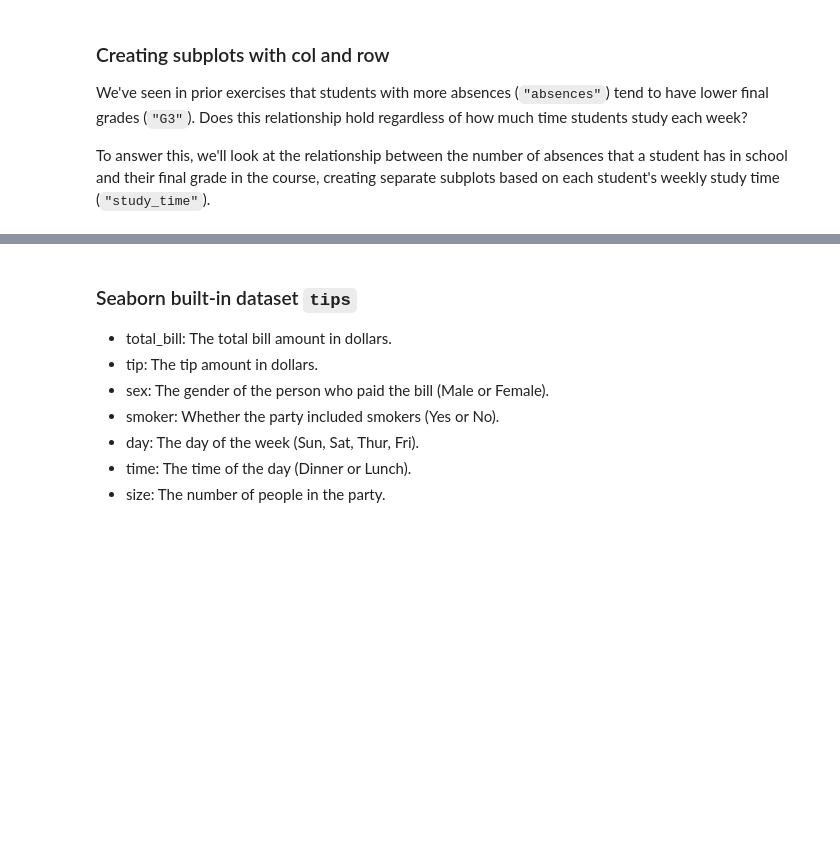
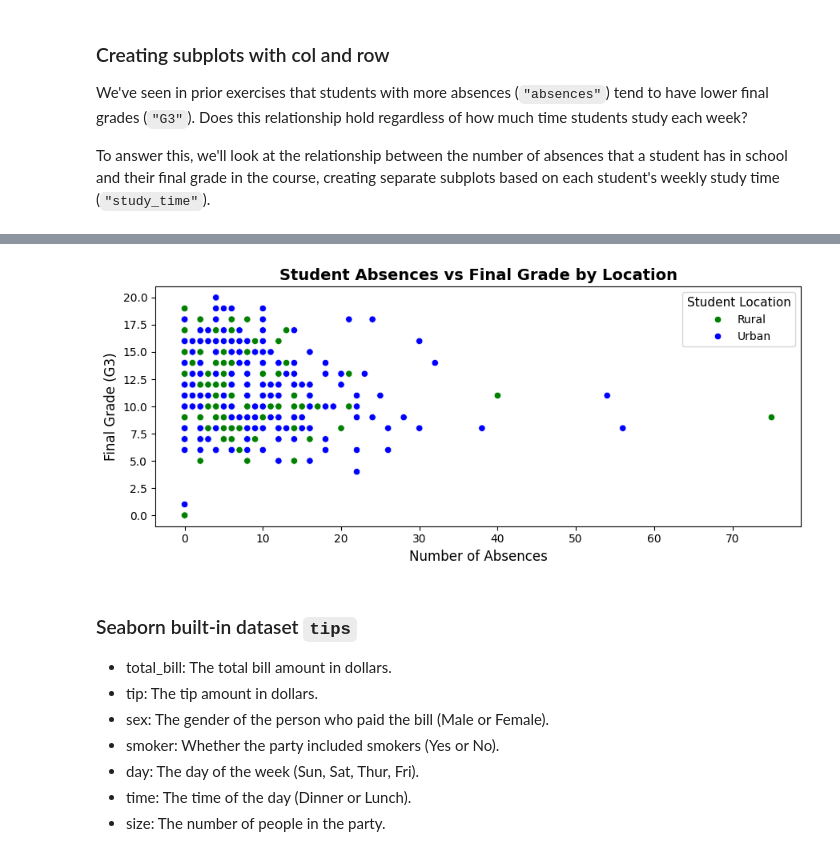
Before and after one commit to jhlopesalves/data-science-notebooks, a Jupyter notebook: Python/Intro to Seaborn/introduction_to_seaborn.ipynb, the cells around one changed output, grey strips where cells are left out. Cells and saved outputs as stored; diff of their text form; code cells hidden in the pictures; blank space fills up the shorter version.

```diff
--- a/Python/Intro to Seaborn/introduction_to_seaborn.ipynb
+++ b/Python/Intro to Seaborn/introduction_to_seaborn.ipynb
@@ -95,17 +133,30 @@ plt.show()
 # %%
 # Create a dictionary mapping subgroup values to colors
 palette_colors = {"Rural": "green", "Urban": "blue"}
+
+fig, ax = plt.subplots(figsize=(9, 4))
+
 # Create a scatter plot of absences vs. final grade
-# hue_order parameter: Controls the order in which hue categories appear in the legend
-# Custom palette: Mapping specific colors to categorical values for consistent visualization
 sns.scatterplot(x="absences",
                 y="G3",
                 data=student_data,
                 hue="location",
-                hue_order=["Rural", "Urban"],  # Specify order of categories in legend
-                palette=palette_colors)
+                hue_order=["Rural", "Urban"],
+                palette=palette_colors,
+                ax=ax)
 
+# Add title and labels
+ax.set_title("Student Absences vs Final Grade by Location", fontsize=14, fontweight='bold')
+ax.set_xlabel("Number of Absences", fontsize=12)
+ax.set_ylabel("Final Grade (G3)", fontsize=12)
+
+# Improve legend
+ax.legend(title="Student Location", title_fontsize=11, fontsize=10)
+
+plt.tight_layout()
 plt.show()
+# %% [output]
+[figure, added]
 # %% [markdown]
 ### Seaborn built-in dataset `tips`
 
```
Also changed, not shown: parts of 19 cells of this notebook.
